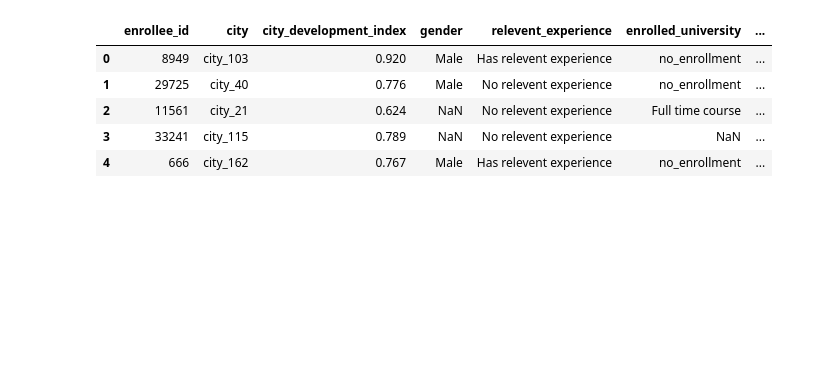
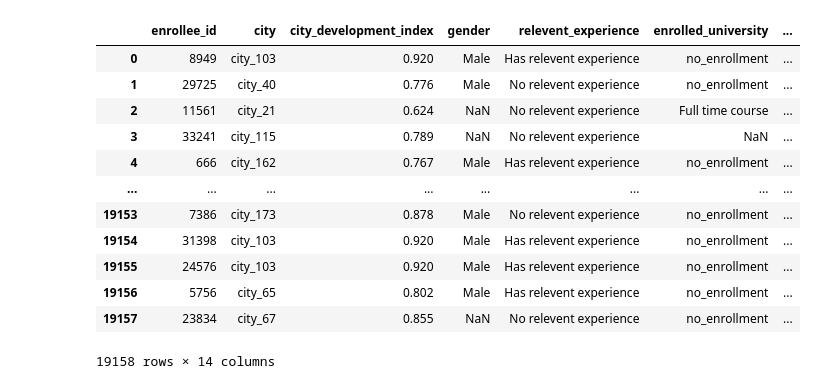
Before and after one commit to MichFig/Data-Science-Job-Search, a Jupyter notebook: DataJob.ipynb, the cells around one changed output. Saved outputs shown, nothing was run; the diff lists cells and outputs as text; code cells hidden in the pictures; blank space fills up the shorter version.

```diff
--- a/DataJob.ipynb
+++ b/DataJob.ipynb
@@ -7,15 +7,22 @@ import psycopg2
 # %%
 # Read in Training Data
 training_data = "data/Training.csv"
 training_df = pd.read_csv(training_data)
-training_df.head()
+training_df
 # %% [output]
 |  | enrollee_id | city | city_development_index | gender | relevent_experience | enrolled_university | ... |
 | 0 | 8949 | city_103 | 0.920 | Male | Has relevent experience | no_enrollment | ... |
 | 1 | 29725 | city_40 | 0.776 | Male | No relevent experience | no_enrollment | ... |
 | 2 | 11561 | city_21 | 0.624 | NaN | No relevent experience | Full time course | ... |
 | 3 | 33241 | city_115 | 0.789 | NaN | No relevent experience | NaN | ... |
 | 4 | 666 | city_162 | 0.767 | Male | Has relevent experience | no_enrollment | ... |
+| ... | ... | ... | ... | ... | ... | ... | ... |
+| 19153 | 7386 | city_173 | 0.878 | Male | No relevent experience | no_enrollment | ... |
+| 19154 | 31398 | city_103 | 0.920 | Male | Has relevent experience | no_enrollment | ... |
+| 19155 | 24576 | city_103 | 0.920 | Male | Has relevent experience | no_enrollment | ... |
+| 19156 | 5756 | city_65 | 0.802 | Male | Has relevent experience | no_enrollment | ... |
+| 19157 | 23834 | city_67 | 0.855 | NaN | No relevent experience | no_enrollment | ... |
+19158 rows × 14 columns
 # %%
 # Check Training Data
 training_df.info()
```
Also changed, not shown: parts of 13 cells of this notebook.
